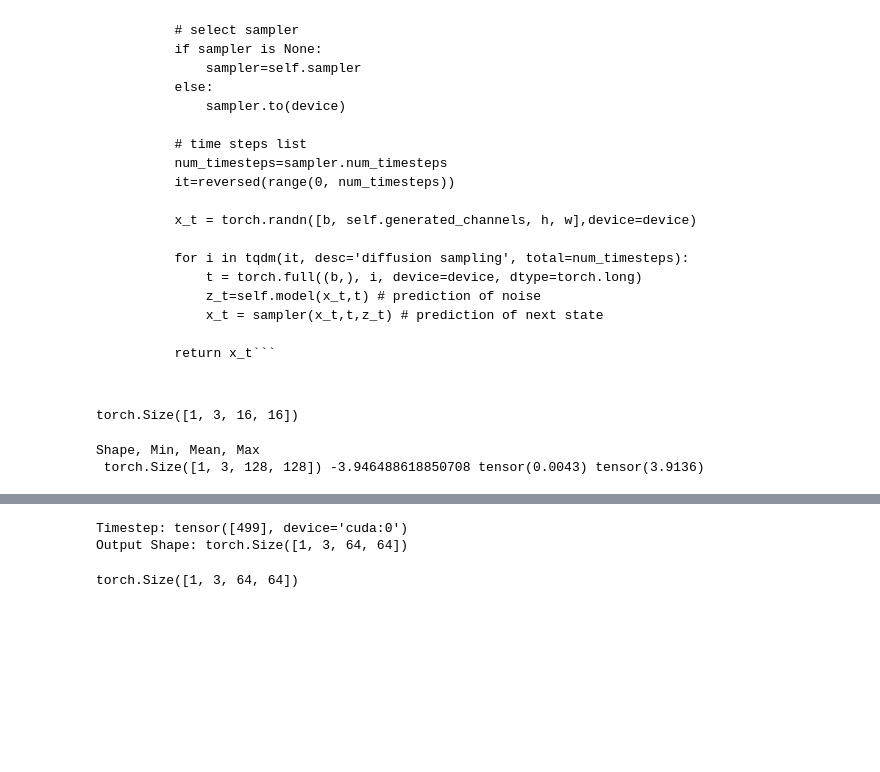
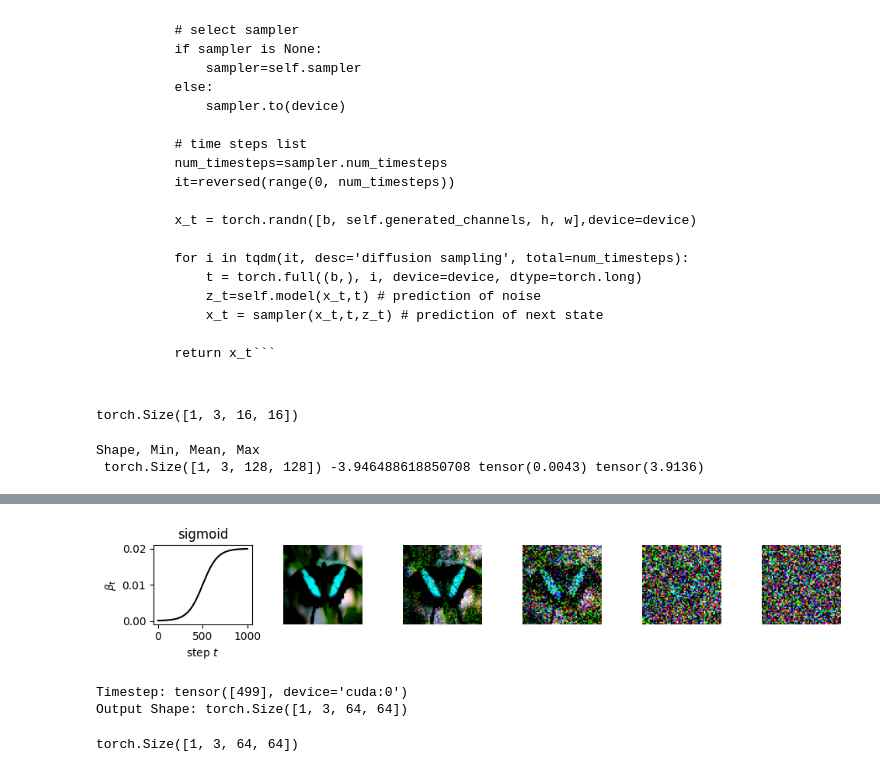
Before and after one commit to simon-donike/diffusion_confusion, a Jupyter notebook: diffusion_example.ipynb, the cells around one changed output, grey strips where cells are left out. Cells and saved outputs as stored; diff of their text form; code cells hidden in the pictures; blank space fills up the shorter version.

```diff
--- a/diffusion_example.ipynb
+++ b/diffusion_example.ipynb
@@ -59,0 +120,42 @@ mpl.rcParams['figure.figsize'] = (8, 8)
+# %%
+def show_noise_schedule():
+  #from src import *
+
+  D=128
+  make_white=False
+  save=False
+  line_color='black' #'#9EFFB9'
+  test_img=img_
+
+  for schedule in ['sigmoid']:#,'quadratic','sigmoid','cosine']:
+      fw=GaussianForwardProcess(1000,
+                                schedule)
+
+      plt.figure(figsize=(10,2))
+      plt.subplot(1,6,1)
+      plt.plot(fw.betas,color=line_color)
+      plt.title(schedule,color=line_color)
+      plt.xlabel(r'step $t$',color=line_color)
+      plt.ylabel(r'$\beta_t$',color=line_color)
+
+      if make_white:
+          plt.xticks(color='white')
+          plt.gca().tick_params(axis='x', colors='white')
+          plt.gca().tick_params(axis='y', colors='white')
+          plt.gca().spines['top'].set_color('white')
+          plt.gca().spines['right'].set_color('white')
+          plt.gca().spines['left'].set_color('white')
+          plt.gca().spines['bottom'].set_color('white')
+      for step in range(5):
+          plt.subplot(1,6,step+2)
+          plt.imshow(fw(test_img.permute(2,0,1).unsqueeze(0),torch.tensor(step*200))[0].permute(1,2,0))
+          plt.axis('off')
+      plt.tight_layout()
+
+
+      if save:
+          plt.savefig('{}.png'.format(schedule),
+                      dpi=200,
+                      bbox_inches='tight',
+                      pad_inches=0.0,
+                      transparent=True)
@@ -193,0 +314,3 @@ Timesteps:
+# %%
+show_noise_schedule()
+# %% [output]
@@ -194,3 +322,4 @@ Timesteps:
+[figure, added]
 # %%
 # Testing prediction Step
 # 1. Prediction Step
```
Also changed, not shown: parts of 9 cells of this notebook.
